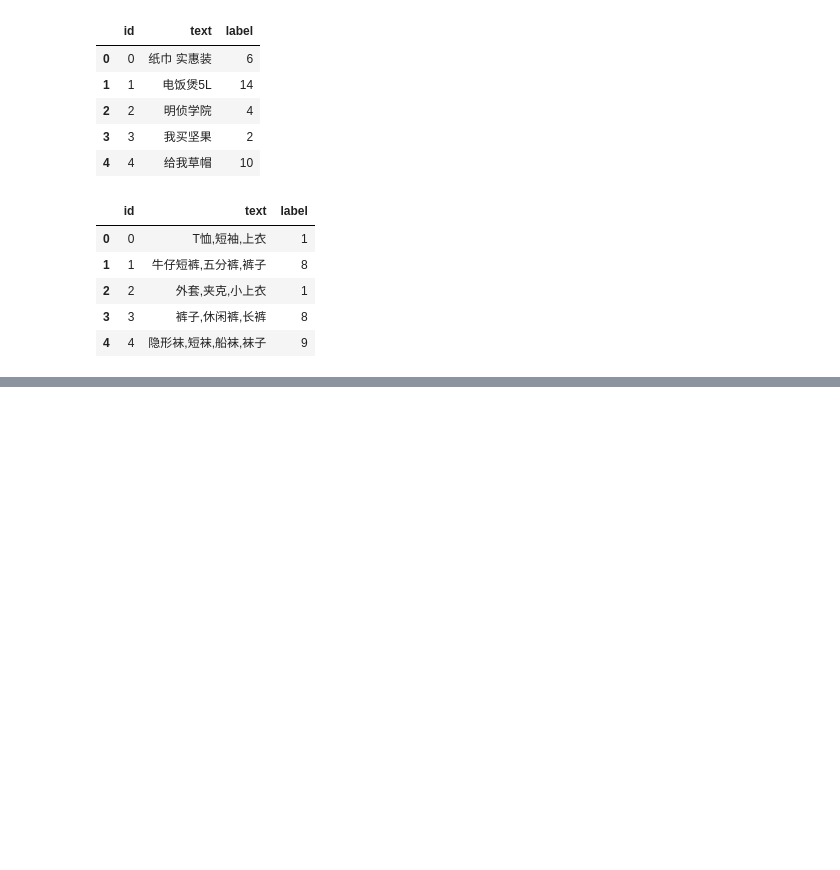
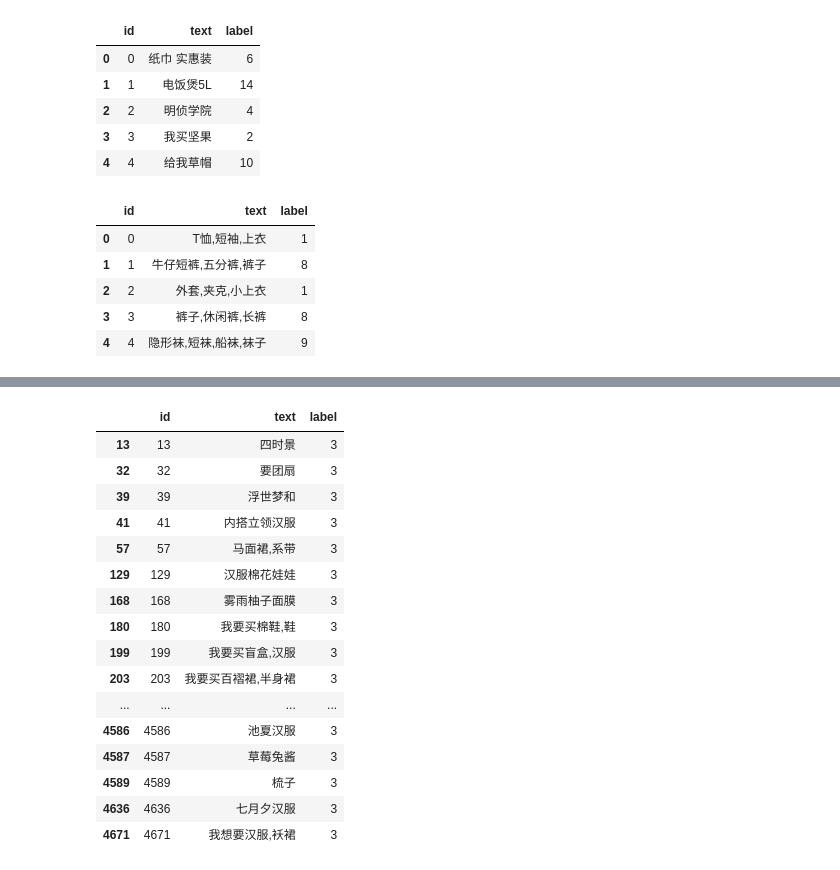
Before and after one commit to paulpaulzhang/MGTV_PIR, a Jupyter notebook: eda.ipynb, the cells around one changed output, grey strips where cells are left out. Drawn from its saved outputs; the diff is of its cells as text; code cells hidden in the pictures; blank space fills up the shorter version.

```diff
--- a/eda.ipynb
+++ b/eda.ipynb
@@ -3,3 +1,7 @@ import pandas as pd
+# %%
+import pandas as pd
+pd.set_option('display.max_columns', 1000)
+pd.set_option('display.max_rows', 500)
 # %%
 query_df = pd.read_csv('../data/a_dataset/query_data.csv')
 query_df.head()
@@ -26,0 +46,20 @@ df.to_csv('./eda.csv', index=None)
+# %%
+query_df[query_df['label'] == 3].head(200)
+# %% [output]
+|  | id | text | label |
+| 13 | 13 | 四时景 | 3 |
+| 32 | 32 | 要团扇 | 3 |
+| 39 | 39 | 浮世梦和 | 3 |
+| 41 | 41 | 内搭立领汉服 | 3 |
+| 57 | 57 | 马面裙,系带 | 3 |
+| 129 | 129 | 汉服棉花娃娃 | 3 |
+| 168 | 168 | 雾雨柚子面膜 | 3 |
+| 180 | 180 | 我要买棉鞋,鞋 | 3 |
+| 199 | 199 | 我要买盲盒,汉服 | 3 |
+| 203 | 203 | 我要买百褶裙,半身裙 | 3 |
+| ... | ... | ... | ... |
+| 4586 | 4586 | 池夏汉服 | 3 |
+| 4587 | 4587 | 草莓兔酱 | 3 |
+| 4589 | 4589 | 梳子 | 3 |
+| 4636 | 4636 | 七月夕汉服 | 3 |
+| 4671 | 4671 | 我想要汉服,袄裙 | 3 |
```
Also changed, not shown: parts of 27 cells of this notebook, 7 other files.
